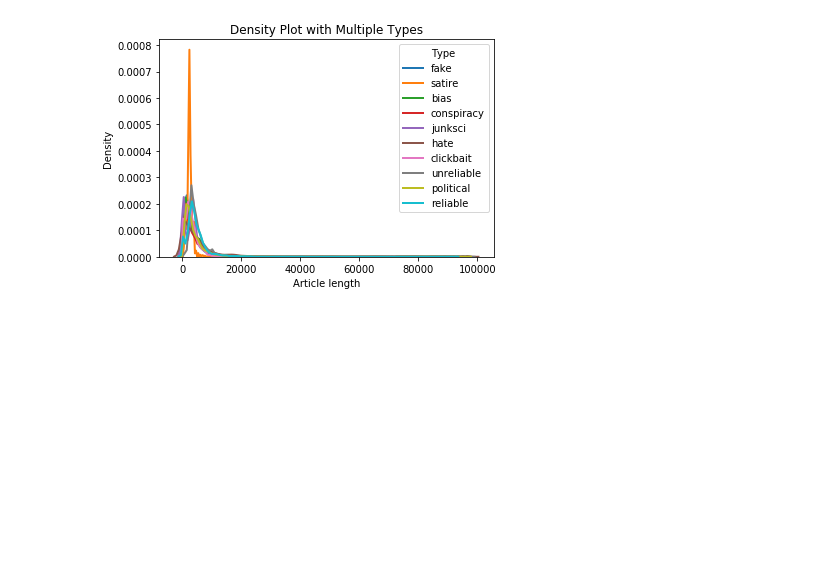
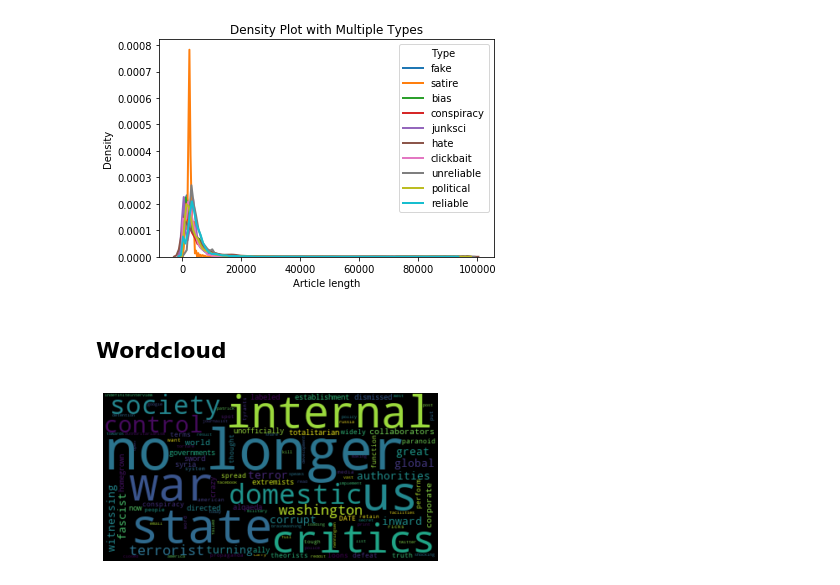
Before and after one commit to SystemOut1324/Datascience_Final_Project, a Jupyter notebook: Appendix/Manual/Setup_Exploration_Knud.ipynb, the cells around one changed output. Drawn from its saved outputs; the diff is of its cells as text; code cells hidden in the pictures; blank space fills up the shorter version.

```diff
--- a/Appendix/Manual/Setup_Exploration_Knud.ipynb
+++ b/Appendix/Manual/Setup_Exploration_Knud.ipynb
@@ -104,3 +149,17 @@ plt.ylabel('Density')
 # %% [output]
 Text(0, 0.5, 'Density')
 [figure]
+# %% [markdown]
+## Wordcloud
+# %%
+fake = data[data['type'] == 'fake']
+
+# Create and generate a word cloud image:ontent
+wordcloud = WordCloud().generate(fake.content[0])
+
+# Display the generated image:
+plt.imshow(wordcloud, interpolation='bilinear')
+plt.axis("off")
+plt.show()
+# %% [output]
+[figure, added]
```
Also changed, not shown: parts of 11 cells of this notebook.
